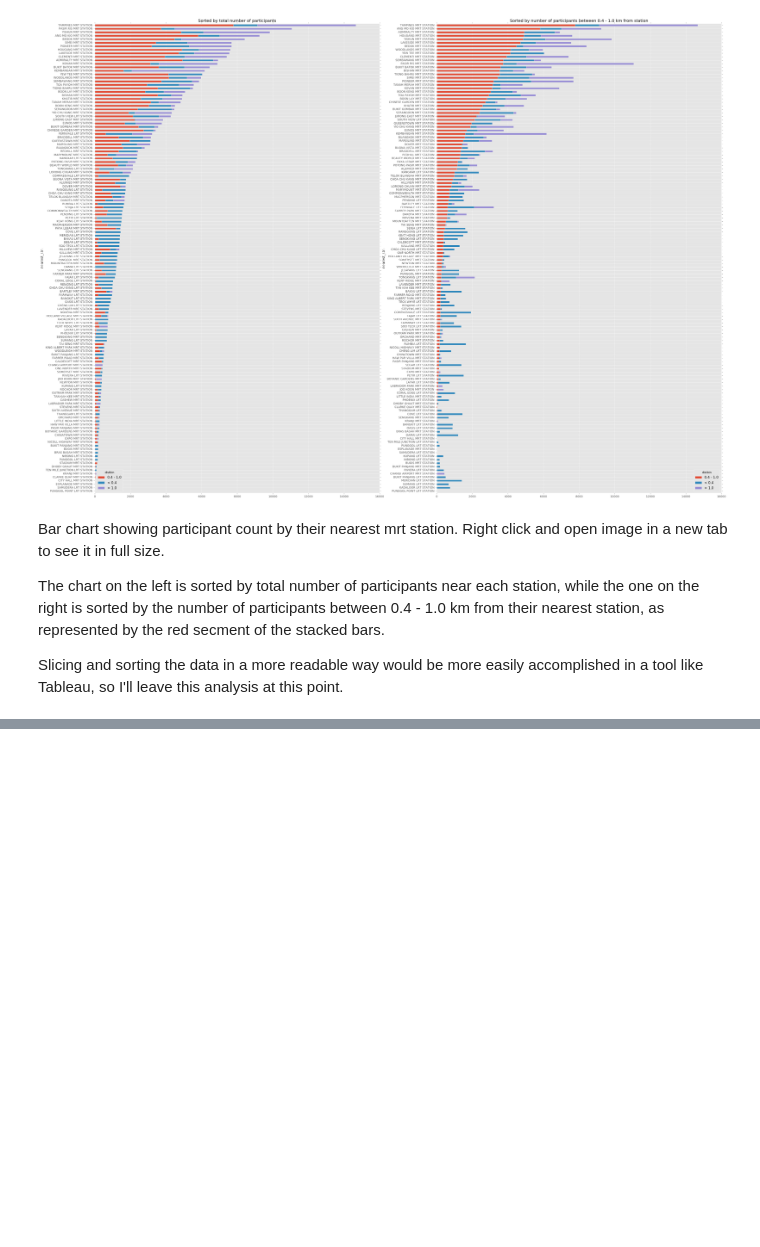
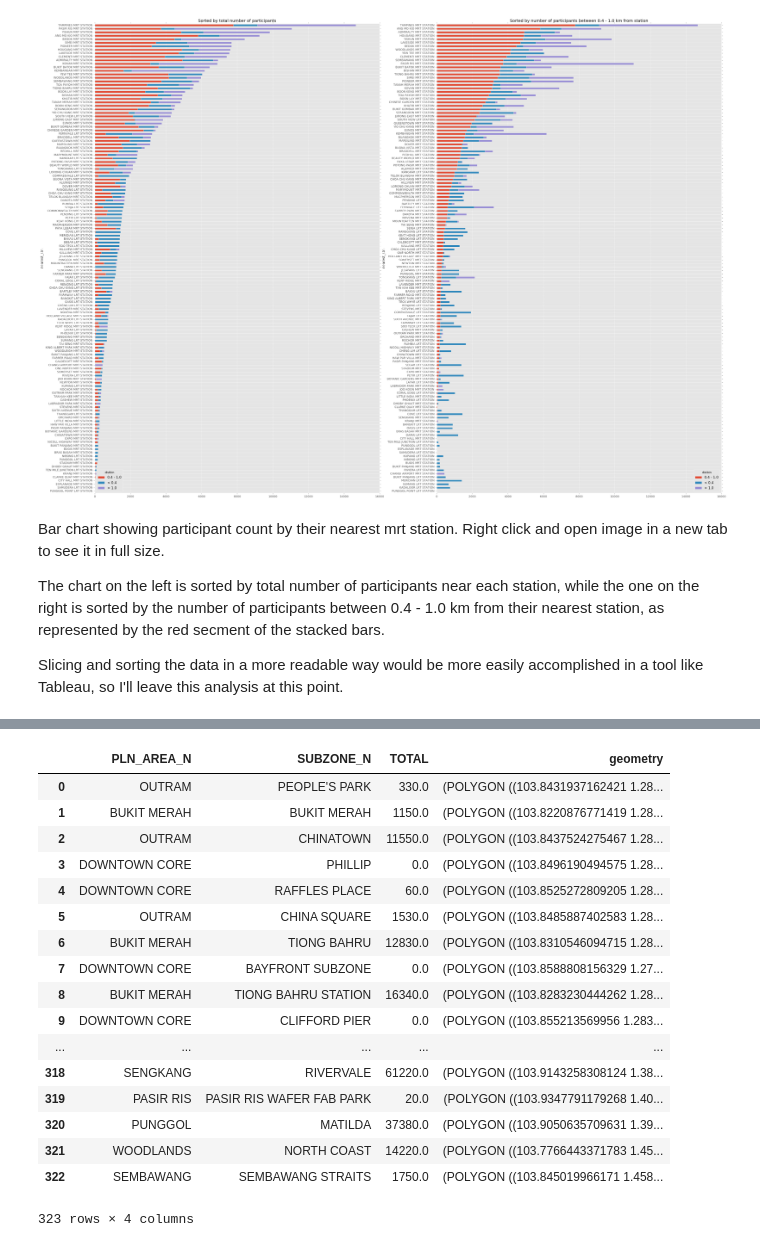
Before and after one commit to freedaemons/hpb_i2p, a Jupyter notebook: jupyter/dist_anly/homeloc_dist.ipynb, the cells around one changed output, grey strips where cells are left out. Drawn from its saved outputs; the diff is of its cells as text; code cells hidden in the pictures; blank space fills up the shorter version.

```diff
--- a/jupyter/dist_anly/homeloc_dist.ipynb
+++ b/jupyter/dist_anly/homeloc_dist.ipynb
@@ -318,0 +359,22 @@ Slicing and sorting the data in a more readable way would be more easily accompl
+# %%
+geocensus_gdf = geocensus_gdf[['PLN_AREA_N', 'SUBZONE_N', 'TOTAL', 'geometry']]
+geocensus_gdf
+# %% [output]
+|  | PLN_AREA_N | SUBZONE_N | TOTAL | geometry |
+| 0 | OUTRAM | PEOPLE'S PARK | 330.0 | (POLYGON ((103.8431937162421 1.28... |
+| 1 | BUKIT MERAH | BUKIT MERAH | 1150.0 | (POLYGON ((103.8220876771419 1.28... |
+| 2 | OUTRAM | CHINATOWN | 11550.0 | (POLYGON ((103.8437524275467 1.28... |
+| 3 | DOWNTOWN CORE | PHILLIP | 0.0 | (POLYGON ((103.8496190494575 1.28... |
+| 4 | DOWNTOWN CORE | RAFFLES PLACE | 60.0 | (POLYGON ((103.8525272809205 1.28... |
+| 5 | OUTRAM | CHINA SQUARE | 1530.0 | (POLYGON ((103.8485887402583 1.28... |
+| 6 | BUKIT MERAH | TIONG BAHRU | 12830.0 | (POLYGON ((103.8310546094715 1.28... |
+| 7 | DOWNTOWN CORE | BAYFRONT SUBZONE | 0.0 | (POLYGON ((103.8588808156329 1.27... |
+| 8 | BUKIT MERAH | TIONG BAHRU STATION | 16340.0 | (POLYGON ((103.8283230444262 1.28... |
+| 9 | DOWNTOWN CORE | CLIFFORD PIER | 0.0 | (POLYGON ((103.855213569956 1.283... |
+| ... | ... | ... | ... | ... |
+| 318 | SENGKANG | RIVERVALE | 61220.0 | (POLYGON ((103.9143258308124 1.38... |
+| 319 | PASIR RIS | PASIR RIS WAFER FAB PARK | 20.0 | (POLYGON ((103.9347791179268 1.40... |
+| 320 | PUNGGOL | MATILDA | 37380.0 | (POLYGON ((103.9050635709631 1.39... |
+| 321 | WOODLANDS | NORTH COAST | 14220.0 | (POLYGON ((103.7766443371783 1.45... |
+| 322 | SEMBAWANG | SEMBAWANG STRAITS | 1750.0 | (POLYGON ((103.845019966171 1.458... |
+323 rows × 4 columns
```
Also changed, not shown: parts of 12 cells of this notebook.
